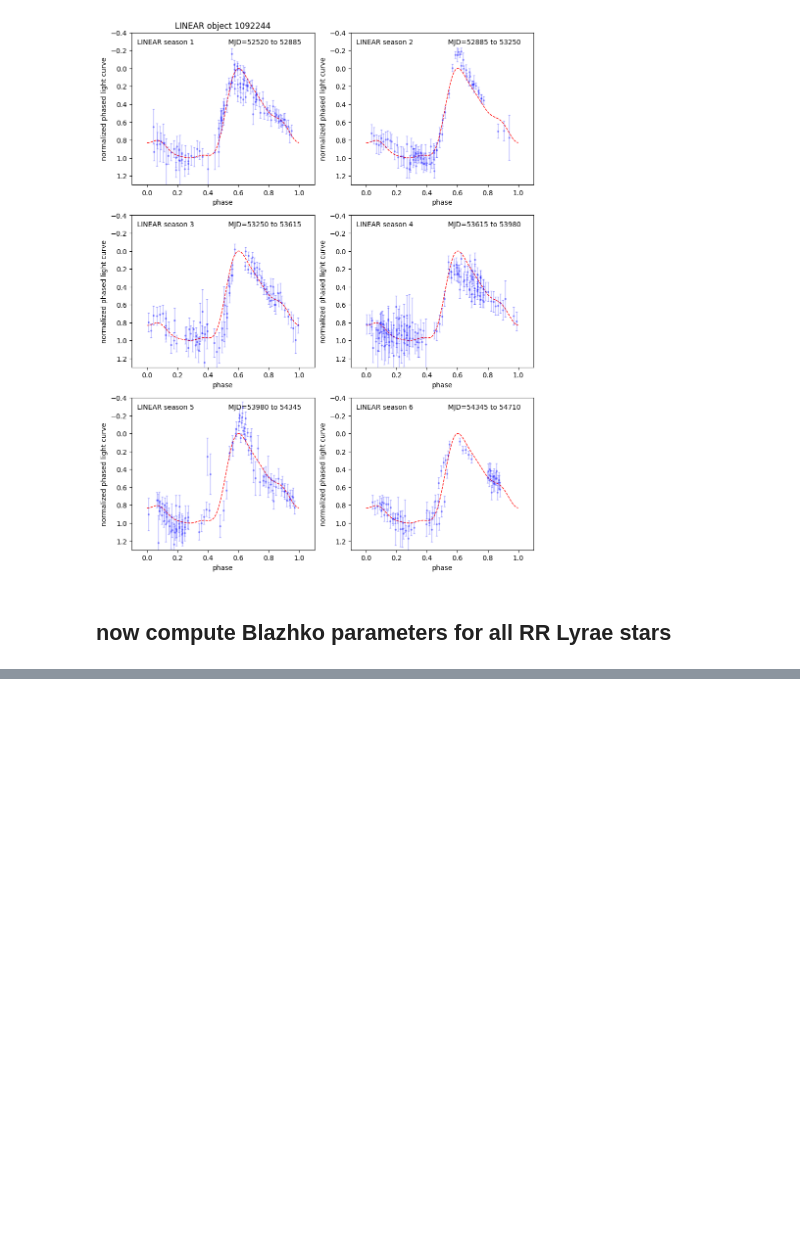
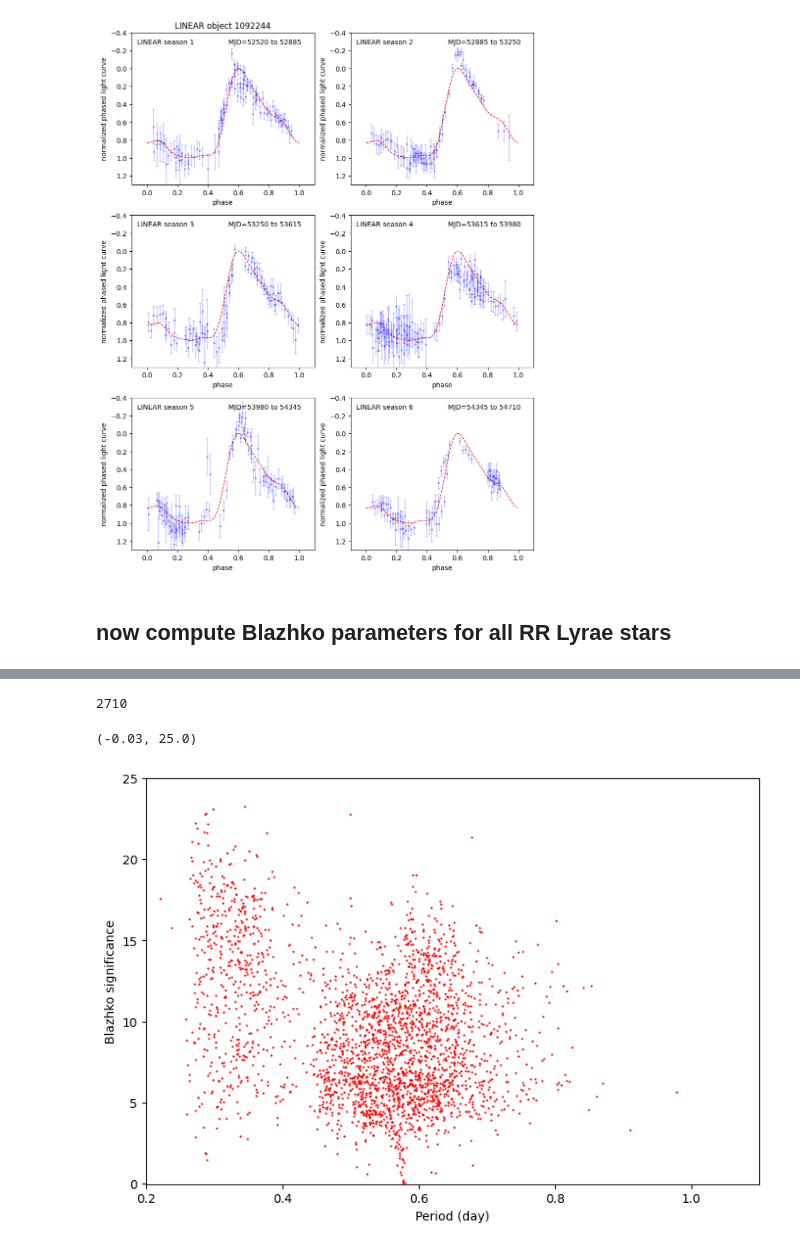
Before and after one commit to emadonev/var_stars, a Jupyter notebook: nbs/BlazhkoToy.ipynb, the cells around one changed output, grey strips where cells are left out. Saved outputs shown, nothing was run; the diff lists cells and outputs as text; code cells hidden in the pictures; blank space fills up the shorter version.

```diff
--- a/nbs/BlazhkoToy.ipynb
+++ b/nbs/BlazhkoToy.ipynb
@@ -409,0 +453,15 @@ for iid in range(0,Nstar):
+# %%
+len(Bsig)
+# %% [output]
+2710
+# %%
+# plot the g-i vs. u-g color-color diagram (which separates RR Lyrae and eclipsing binary stars)
+fig,ax = plt.subplots(1,1,figsize=(9,6))
+ax.set_xlabel('Period (day)')
+ax.set_ylabel('Blazhko significance')
+ax.scatter(Lrrlyr['Pnew'], Bsig, s=0.5, c='red')
+ax.set_xlim(0.2, 1.1)
+ax.set_ylim(-0.03, 25)
+# %% [output]
+(-0.03, 25.0)
+[figure, added]
```
Also changed, not shown: parts of 5 cells of this notebook.
